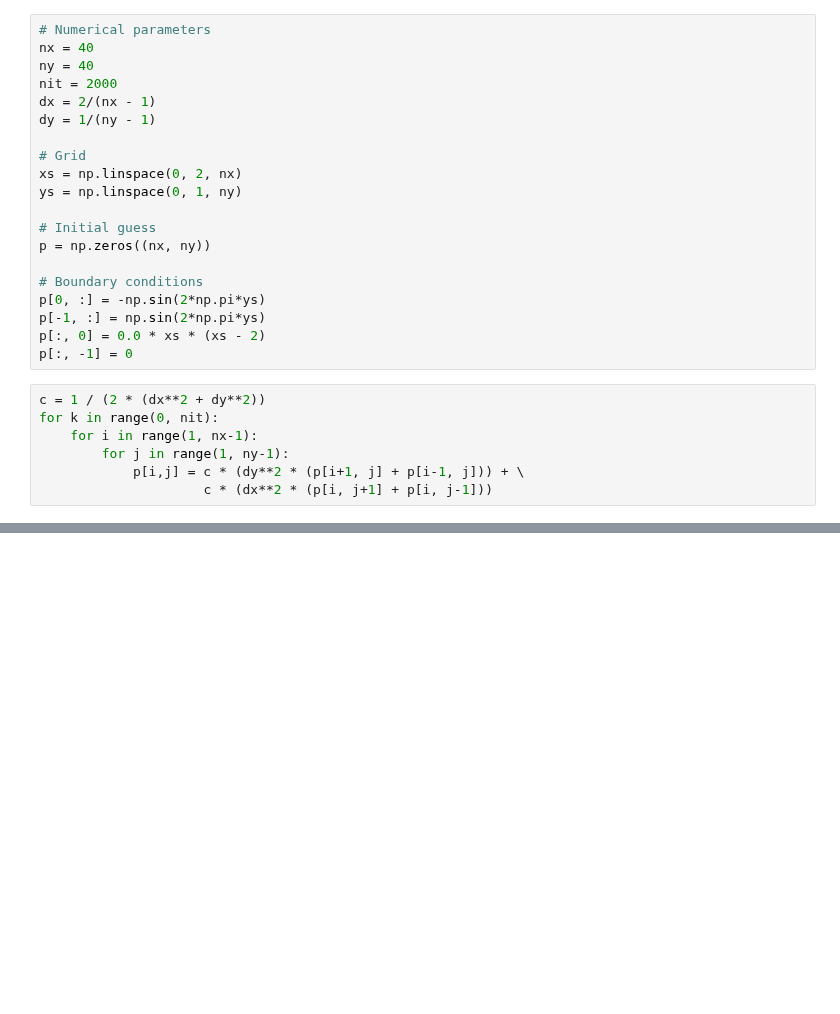
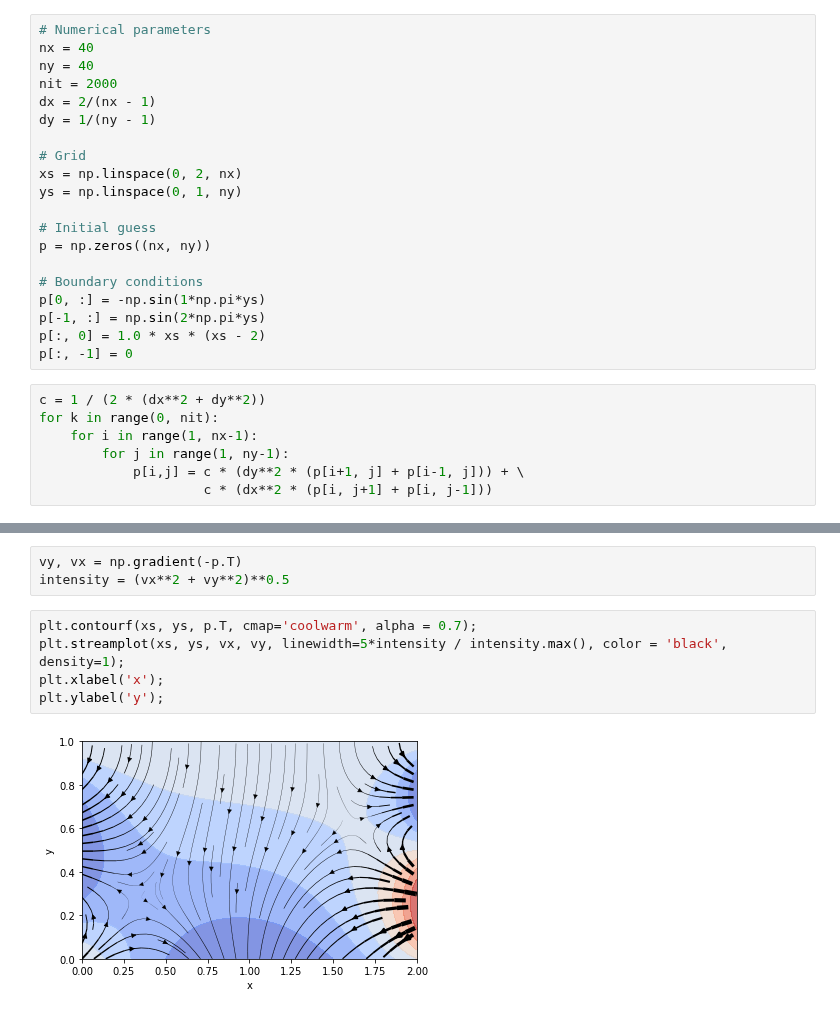
Before and after one commit to PabRod/pdes, a Jupyter notebook: notebooks/Laplace.ipynb, the cells around one changed output, grey strips where cells are left out. Saved outputs shown, nothing was run; the diff lists cells and outputs as text; blank space fills up the shorter version.

Commit message:
First attempt of plotting gradient

```diff
--- a/notebooks/Laplace.ipynb
+++ b/notebooks/Laplace.ipynb
@@ -37,9 +37,9 @@ ys = np.linspace(0, 1, ny)
 p = np.zeros((nx, ny))
 
 # Boundary conditions
-p[0, :] = -np.sin(2*np.pi*ys)
+p[0, :] = -np.sin(1*np.pi*ys)
 p[-1, :] = np.sin(2*np.pi*ys)
-p[:, 0] = 0.0 * xs * (xs - 2)
+p[:, 0] = 1.0 * xs * (xs - 2)
 p[:, -1] = 0
 # %%
 c = 1 / (2 * (dx**2 + dy**2))
@@ -54,0 +63,10 @@ plt.contourf(xs, ys, p.T, cmap='coolwarm');
+# %%
+vy, vx = np.gradient(-p.T)
+intensity = (vx**2 + vy**2)**0.5
+# %%
+plt.contourf(xs, ys, p.T, cmap='coolwarm', alpha = 0.7);
+plt.streamplot(xs, ys, vx, vy, linewidth=5*intensity / intensity.max(), color = 'black', density=1);
+plt.xlabel('x');
+plt.ylabel('y');
+# %% [output]
+[figure, added]
```
Also changed, not shown: parts of 3 cells of this notebook.
